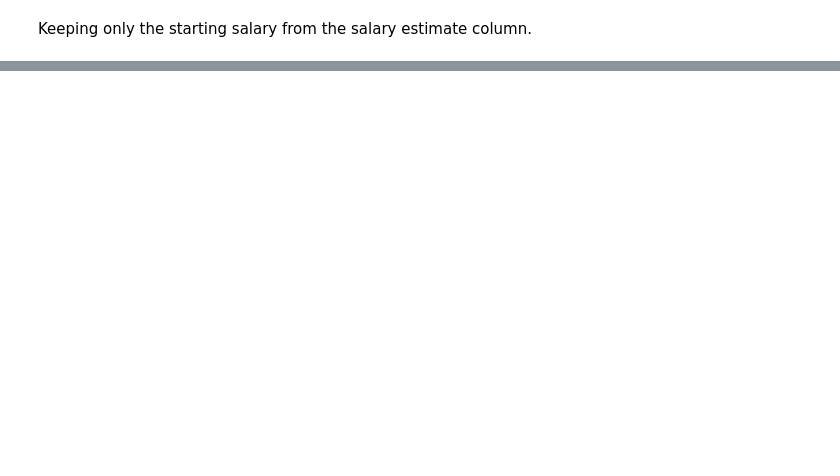
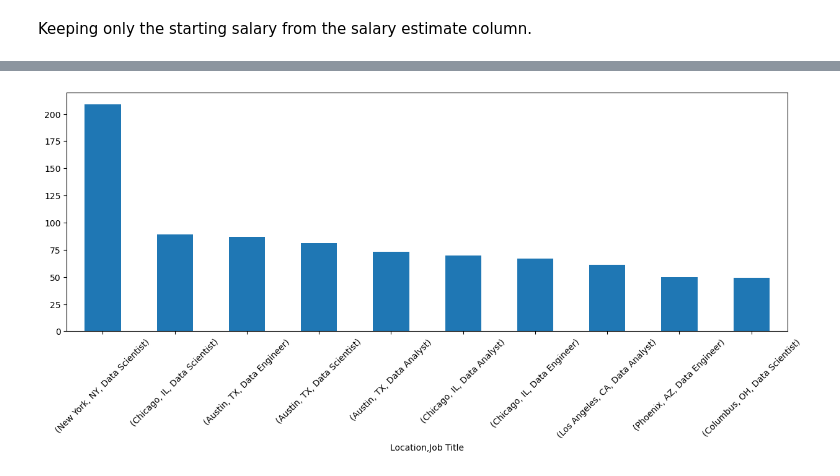
Before and after one commit to SyNikolai/BestStateforData, a Jupyter notebook: CLEANING/cleaning_notebook_simos.ipynb, the cells around one changed output, grey strips where cells are left out. Drawn from its saved outputs; the diff is of its cells as text; code cells hidden in the pictures; blank space fills up the shorter version.

```diff
--- a/CLEANING/cleaning_notebook_simos.ipynb
+++ b/CLEANING/cleaning_notebook_simos.ipynb
@@ -97,0 +306,5 @@ salary.head()
+# %%
+salary_cost_taxes.groupby(by = ['Location', 'Job Title'])["Job Title"].count().nlargest(10).plot.bar(rot = 45, figsize = [15,5])
+None
+# %% [output]
+[figure, added]
```
Also changed, not shown: parts of 38 cells of this notebook, 6 other files.
